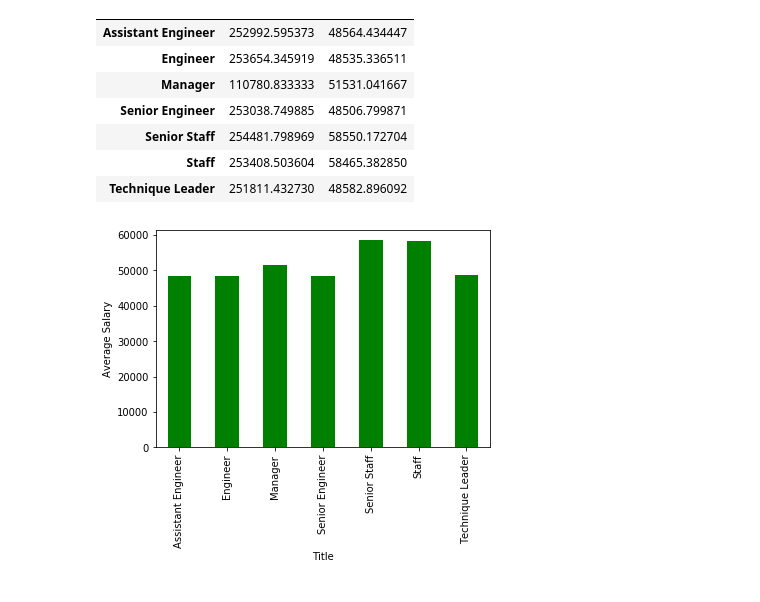
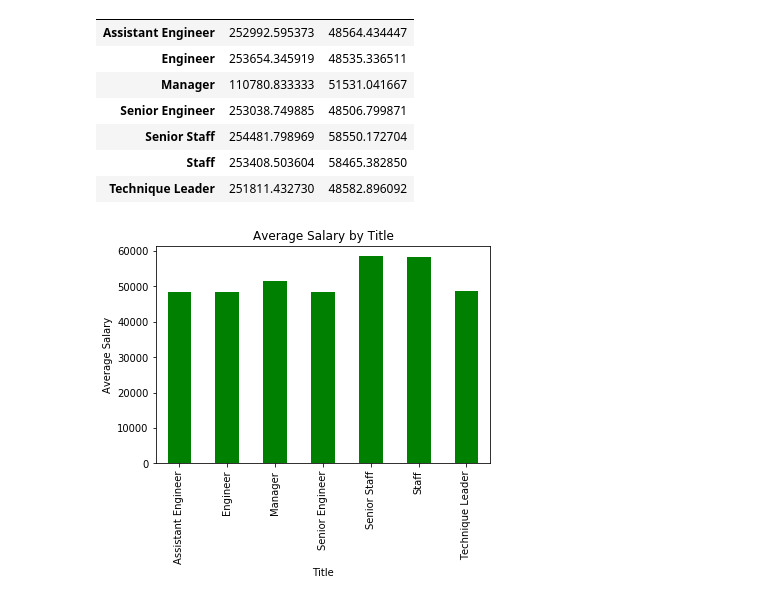
Before and after one commit to jnfost/sql_challenge, a Jupyter notebook: EmployeeSQL/EmployeesInfo.ipynb, the cells around one changed output. Cells and saved outputs as stored; diff of their text form; code cells hidden in the pictures.

```diff
--- a/EmployeeSQL/EmployeesInfo.ipynb
+++ b/EmployeeSQL/EmployeesInfo.ipynb
@@ -120,10 +121,11 @@ emp_sal_group
 # %%
 emp_sal_group.plot(kind= 'bar', y = 'salary', facecolor = 'green', legend = False)
 plt.xlabel('Title')
 plt.ylabel('Average Salary')
+plt.title("Average Salary by Title")
 plt.show()
 # %% [output]
-[figure, old version]
+[figure, new version]
 # %%
 emp_sal_titles.loc[emp_sal_titles['emp_no'] == 499942]
 # %% [output]
```
Also changed, not shown: parts of 1 cell of this notebook.
